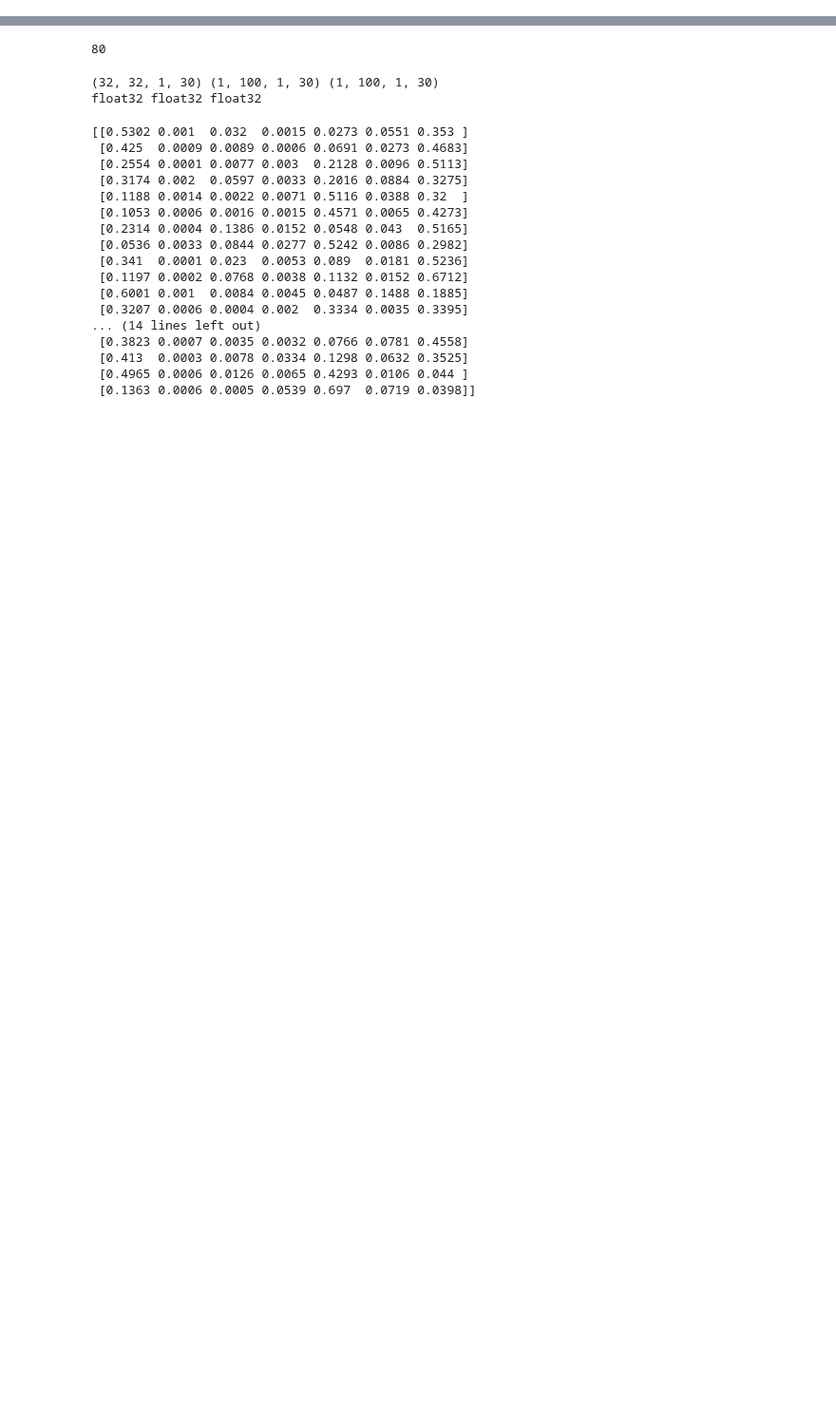
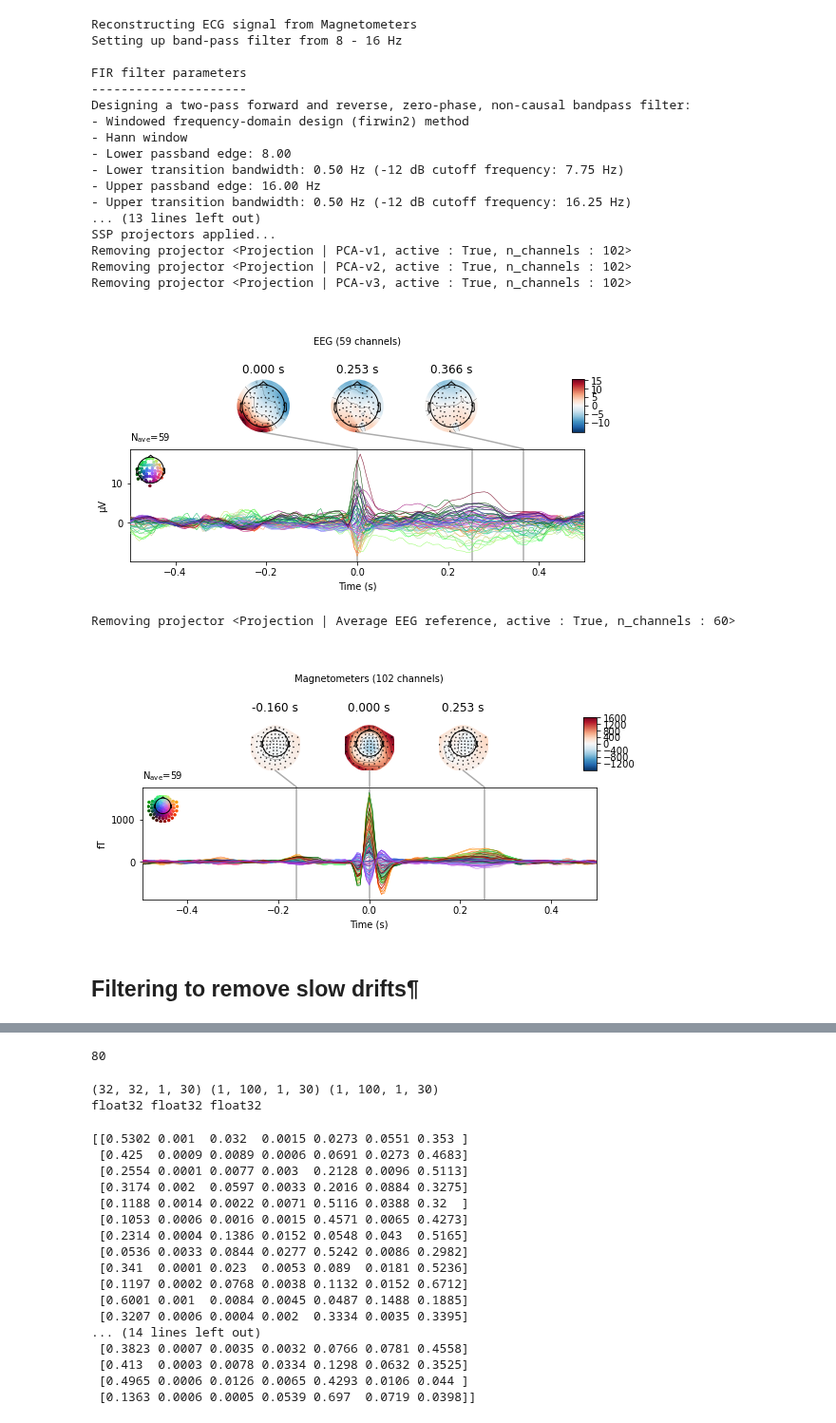
Before and after one commit to mne-tools/mne-icalabel, a Jupyter notebook: mneICA.ipynb, the cells around one changed output, grey strips where cells are left out. Shown at 95% size. Drawn from its saved outputs; the diff is of its cells as text; code cells hidden in the pictures; blank space fills up the shorter version.

```diff
--- a/mneICA.ipynb
+++ b/mneICA.ipynb
@@ -24,0 +87,28 @@ epochs.get_data().shape
+# %%
+ecg_evoked = create_ecg_epochs(raw).average()
+ecg_evoked.apply_baseline(baseline=(None, -0.2))
+ecg_evoked.plot_joint()
+pass
+# %% [output]
+Reconstructing ECG signal from Magnetometers
+Setting up band-pass filter from 8 - 16 Hz
+
+FIR filter parameters
+---------------------
+Designing a two-pass forward and reverse, zero-phase, non-causal bandpass filter:
+- Windowed frequency-domain design (firwin2) method
+- Hann window
+- Lower passband edge: 8.00
+- Lower transition bandwidth: 0.50 Hz (-12 dB cutoff frequency: 7.75 Hz)
+- Upper passband edge: 16.00 Hz
+- Upper transition bandwidth: 0.50 Hz (-12 dB cutoff frequency: 16.25 Hz)
+... (13 lines left out)
+SSP projectors applied...
+Removing projector <Projection | PCA-v1, active : True, n_channels : 102>
+Removing projector <Projection | PCA-v2, active : True, n_channels : 102>
+Removing projector <Projection | PCA-v3, active : True, n_channels : 102>
+[figure, added]
+Removing projector <Projection | Average EEG reference, active : True, n_channels : 60>
+[figure, added]
+# %% [markdown]
+## Filtering to remove slow drifts¶
```
Also changed, not shown: parts of 27 cells of this notebook, 4 other files.
